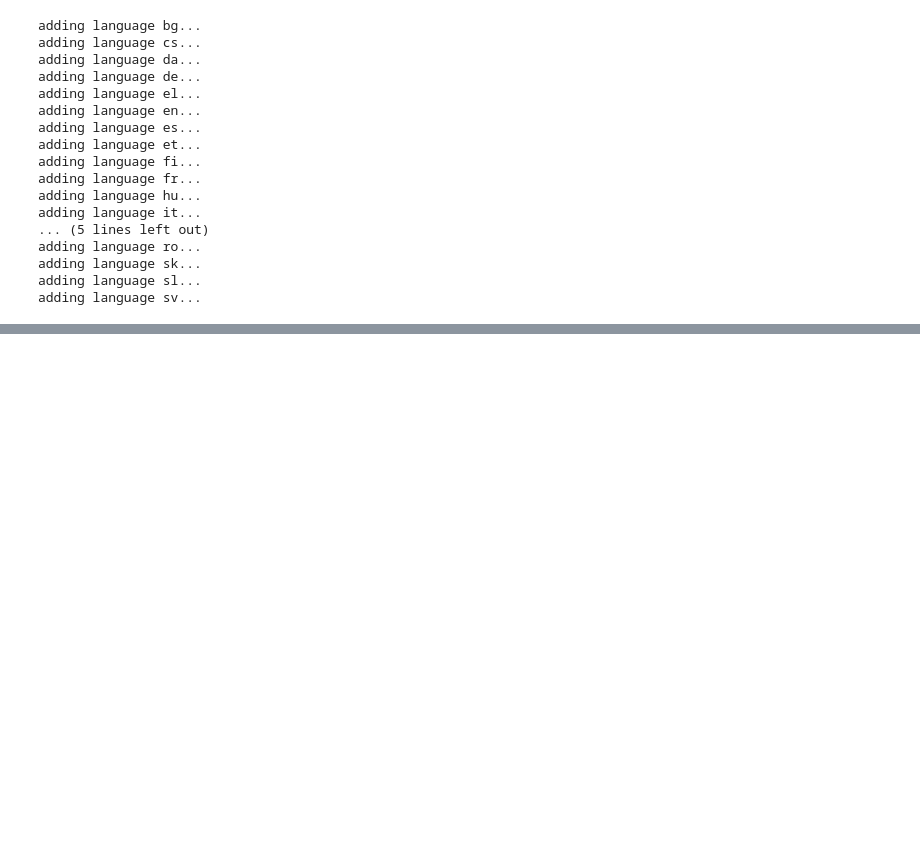
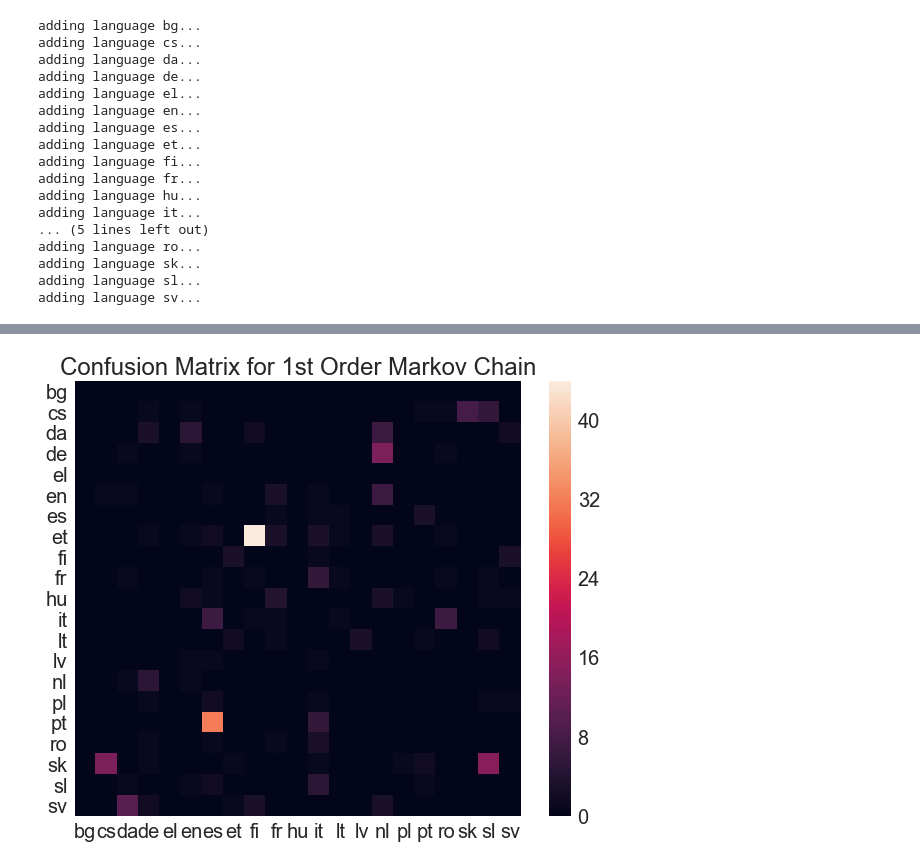
Before and after one commit to AlliedToasters/language_detector, a Jupyter notebook: markov_chain_language_detection.ipynb, the cells around one changed output, grey strips where cells are left out. Saved outputs shown, nothing was run; the diff lists cells and outputs as text; code cells hidden in the pictures; blank space fills up the shorter version.

```diff
--- a/markov_chain_language_detection.ipynb
+++ b/markov_chain_language_detection.ipynb
@@ -153,0 +247,5 @@ It was surprisingly hard to find software to apply this model. I ended up coding
+# %%
+mat = plot_confusion(Y, pred1, model1, 'Confusion Matrix for 1st Order Markov Chain')
+#mat
+# %% [output]
+[figure, added]
```
Also changed, not shown: parts of 27 cells of this notebook.
